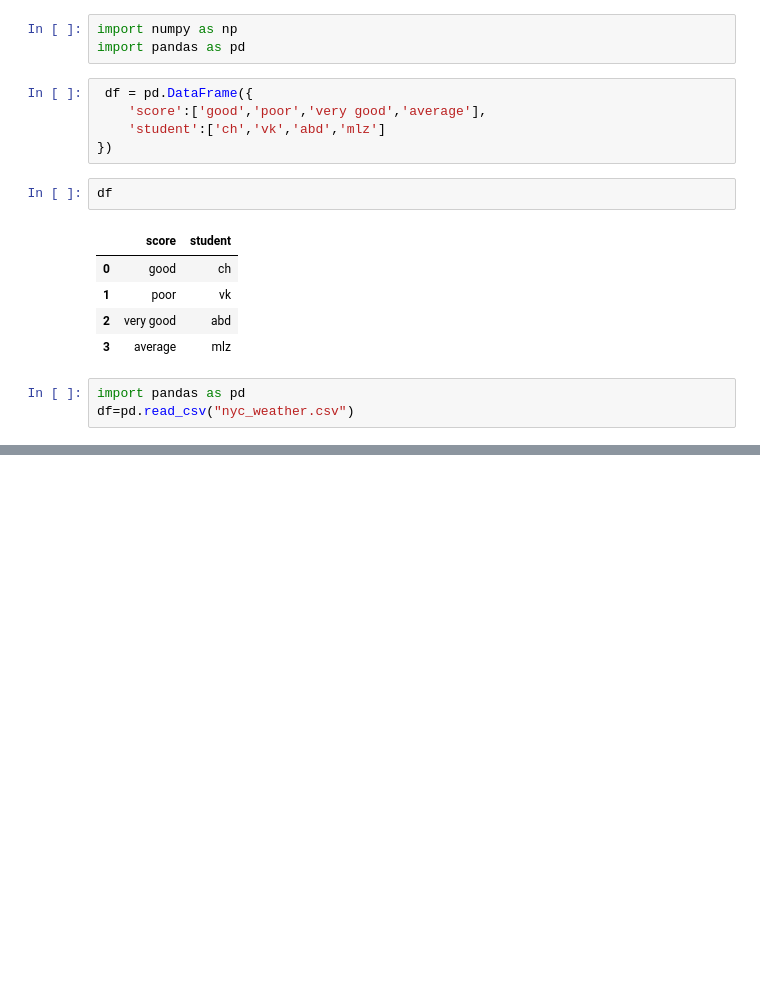
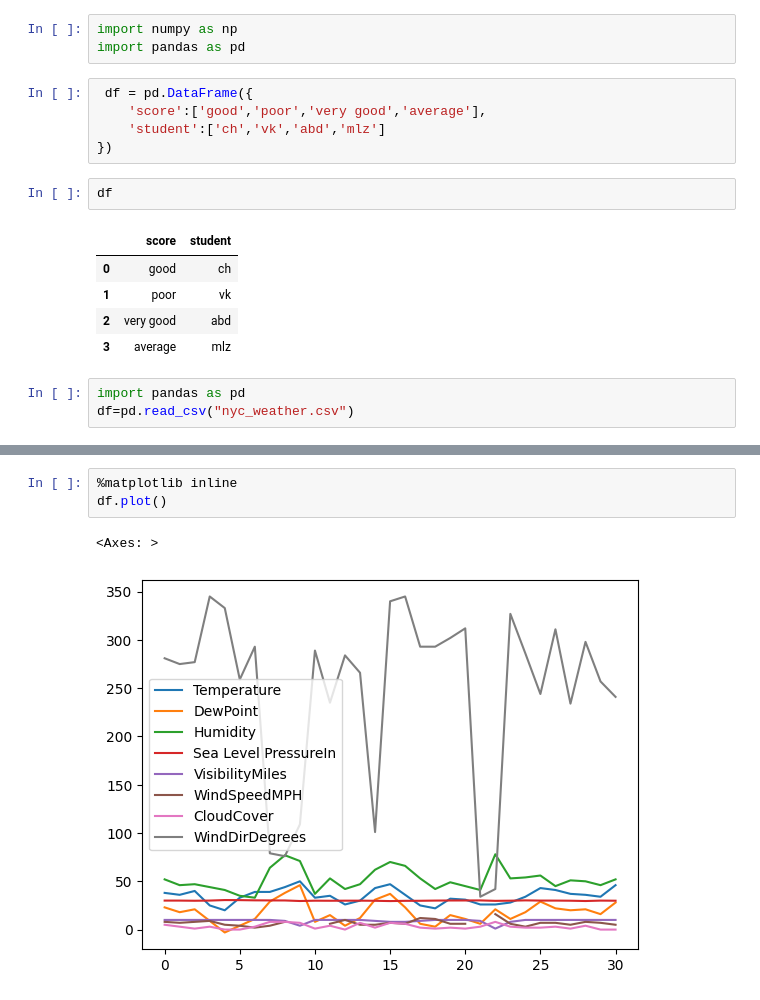
Before and after one commit to dhanushch18/Data-Science, a Jupyter notebook: Pandas002_Basics.ipynb, the cells around one changed output, grey strips where cells are left out. Drawn from its saved outputs; the diff is of its cells as text; blank space fills up the shorter version.

```diff
--- a/Pandas002_Basics.ipynb
+++ b/Pandas002_Basics.ipynb
@@ -194,0 +232,6 @@ g
+# %%
+%matplotlib inline
+df.plot()
+# %% [output]
+<Axes: >
+[figure, added]
```
Also changed, not shown: parts of 4 cells of this notebook.
